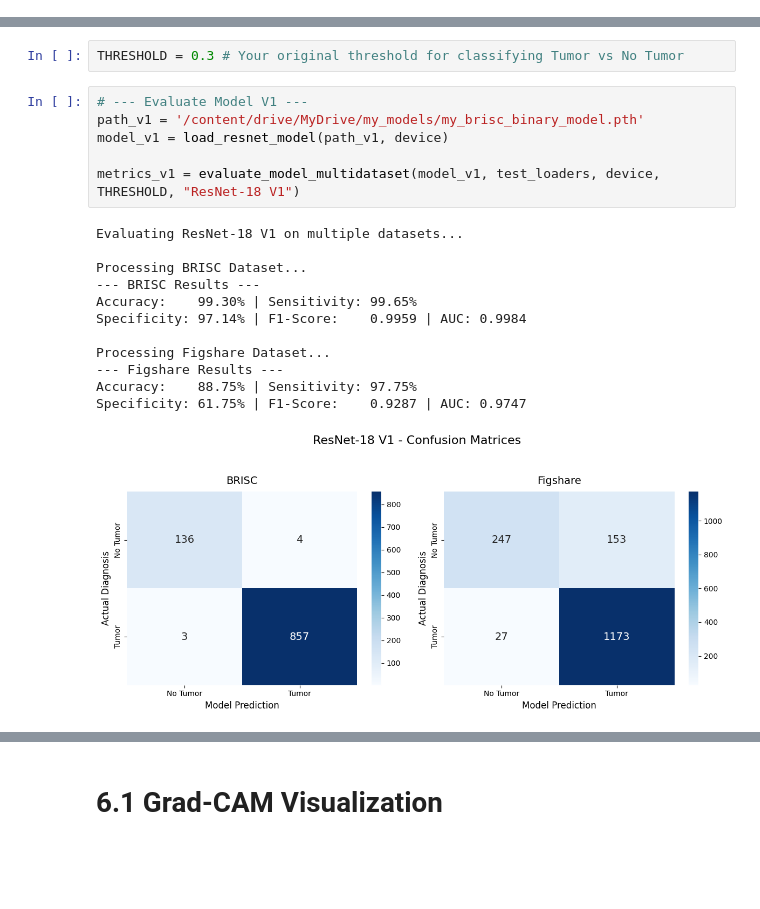
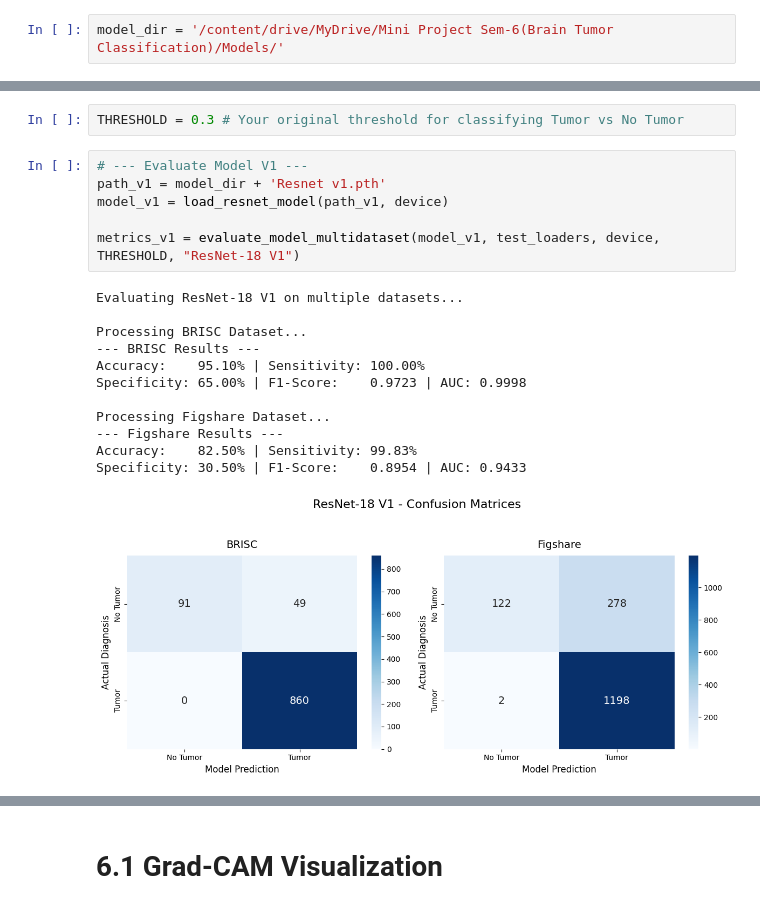
Before and after one commit to kushal-source/Brain-Tumor-Classification, a Jupyter notebook: ResNetModel_Eval.ipynb, the cells around one changed output, grey strips where cells are left out. Saved outputs shown, nothing was run; the diff lists cells and outputs as text; blank space fills up the shorter version.

```diff
--- a/ResNetModel_Eval.ipynb
+++ b/ResNetModel_Eval.ipynb
@@ -258,3 +255,5 @@ Load each saved model and pass it through the evaluation pipeline.
+# %%
+model_dir = '/content/drive/MyDrive/Mini Project Sem-6(Brain Tumor Classification)/Models/'
 # %%
 
 # 1. Build the Model "Skeleton" (using weights=None so it doesn't download ImageNet weights)
@@ -275,22 +274,22 @@ Model successfully loaded and ready for inference!
 THRESHOLD = 0.3 # Your original threshold for classifying Tumor vs No Tumor
 # %%
 # --- Evaluate Model V1 ---
-path_v1 = '/content/drive/MyDrive/my_models/my_brisc_binary_model.pth'
+path_v1 = model_dir + 'Resnet v1.pth'
 model_v1 = load_resnet_model(path_v1, device)
 
 metrics_v1 = evaluate_model_multidataset(model_v1, test_loaders, device, THRESHOLD, "ResNet-18 V1")
 # %% [output]
 Evaluating ResNet-18 V1 on multiple datasets...
 
 Processing BRISC Dataset...
 --- BRISC Results ---
-Accuracy:    99.30% | Sensitivity: 99.65%
-Specificity: 97.14% | F1-Score:    0.9959 | AUC: 0.9984
+Accuracy:    95.10% | Sensitivity: 100.00%
+Specificity: 65.00% | F1-Score:    0.9723 | AUC: 0.9998
 
 Processing Figshare Dataset...
 --- Figshare Results ---
-Accuracy:    88.75% | Sensitivity: 97.75%
-Specificity: 61.75% | F1-Score:    0.9287 | AUC: 0.9747
+Accuracy:    82.50% | Sensitivity: 99.83%
+Specificity: 30.50% | F1-Score:    0.8954 | AUC: 0.9433
-[figure, old version]
+[figure, new version]
 # %%
 # --- Evaluate Model V2 ---
```
Also changed, not shown: parts of 14 cells of this notebook.
